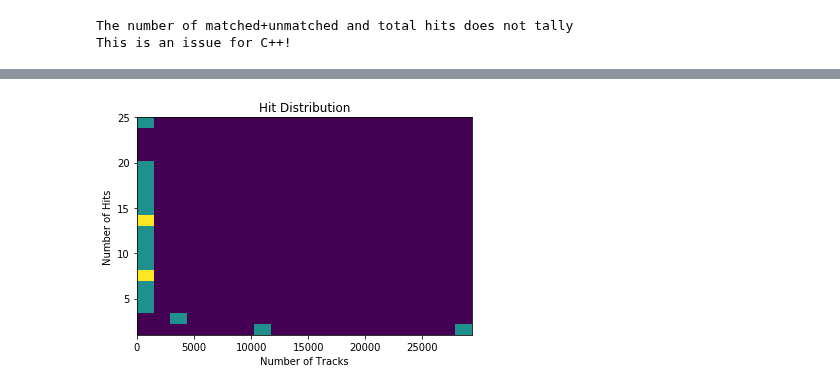
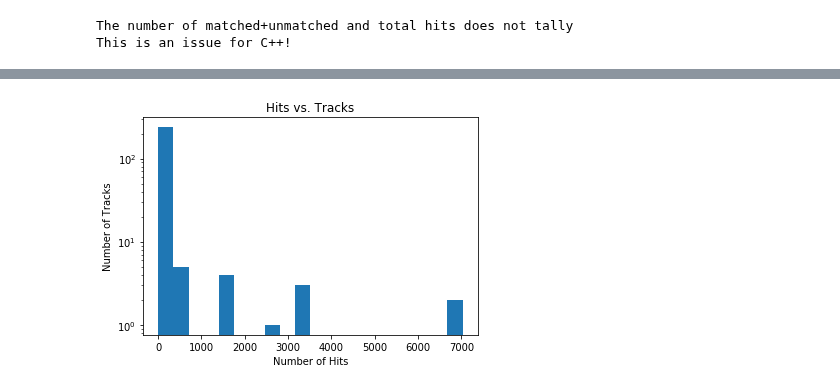
Before and after one commit to SwapneelM/TrackingNtuples, a Jupyter notebook: TrackingNtuples/scripts/DataVisualizer - Final.ipynb, the cells around one changed output, grey strips where cells are left out. Saved outputs shown, nothing was run; the diff lists cells and outputs as text; code cells hidden in the pictures.

Commit message:
Adding test and regenerating track vs hits histogram

```diff
--- a/TrackingNtuples/scripts/DataVisualizer - Final.ipynb
+++ b/TrackingNtuples/scripts/DataVisualizer - Final.ipynb
@@ -561,13 +605,14 @@ track_count_
 # %%
 plt.clf()
 ax_ = plt.subplot()
 # Plot the 2D Histogram for Mono Rechits
 ax_.set_title('Hits vs. Tracks')
-ax_.hist2d(track_count_.values(), track_count_.keys(), bins=20)
-plt.xlabel('Number of Tracks')
-plt.ylabel('Number of Hits')
-plt.title('Hit Distribution')
+#ax_.hist2d(track_count_.values(), track_count_.keys(), bins=20)
+ax_.hist(track_count_.values(), weights=track_count_.keys(), bins=20)
+plt.ylabel('Number of Tracks')
+plt.yscale('log')
+plt.xlabel('Number of Hits')
 plt.savefig('plots/' + gen_event_ + '/track/hitdistribution')
 plt.show()
 # %% [output]
-[figure, old version]
+[figure, new version]
```
Also changed, not shown: parts of 10 cells of this notebook, 2 other files.
